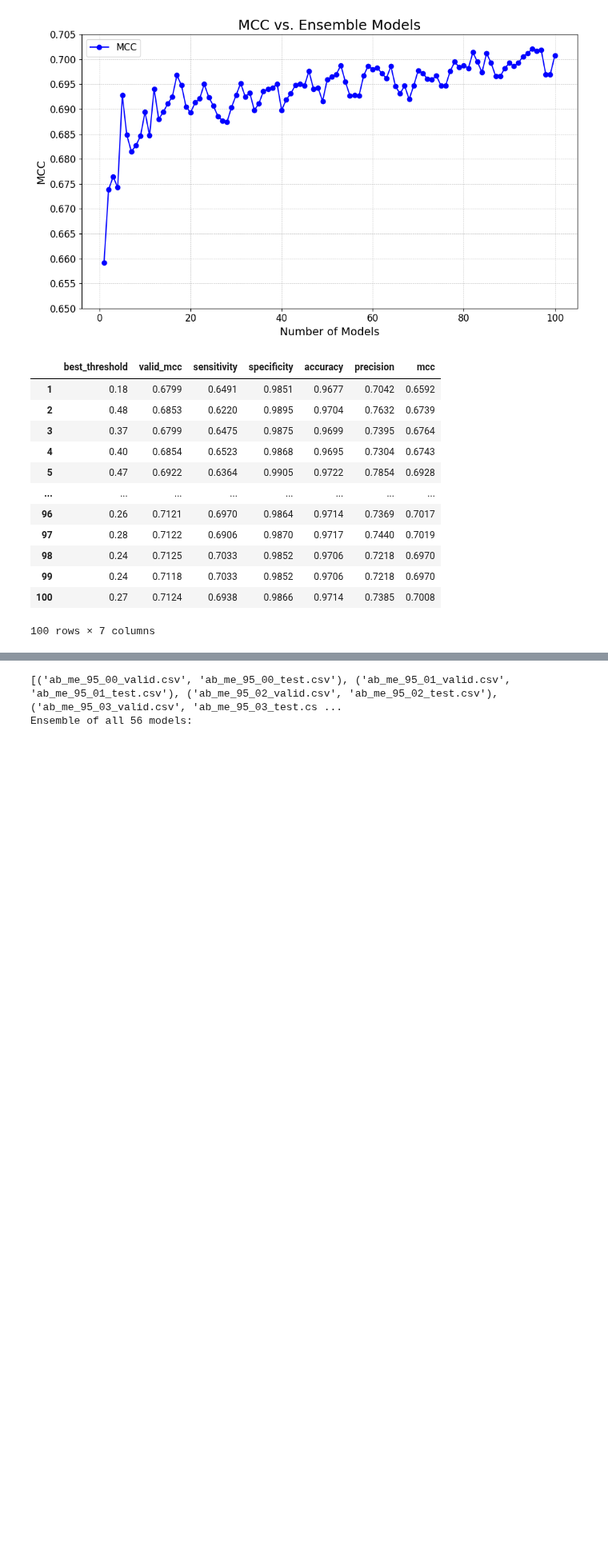
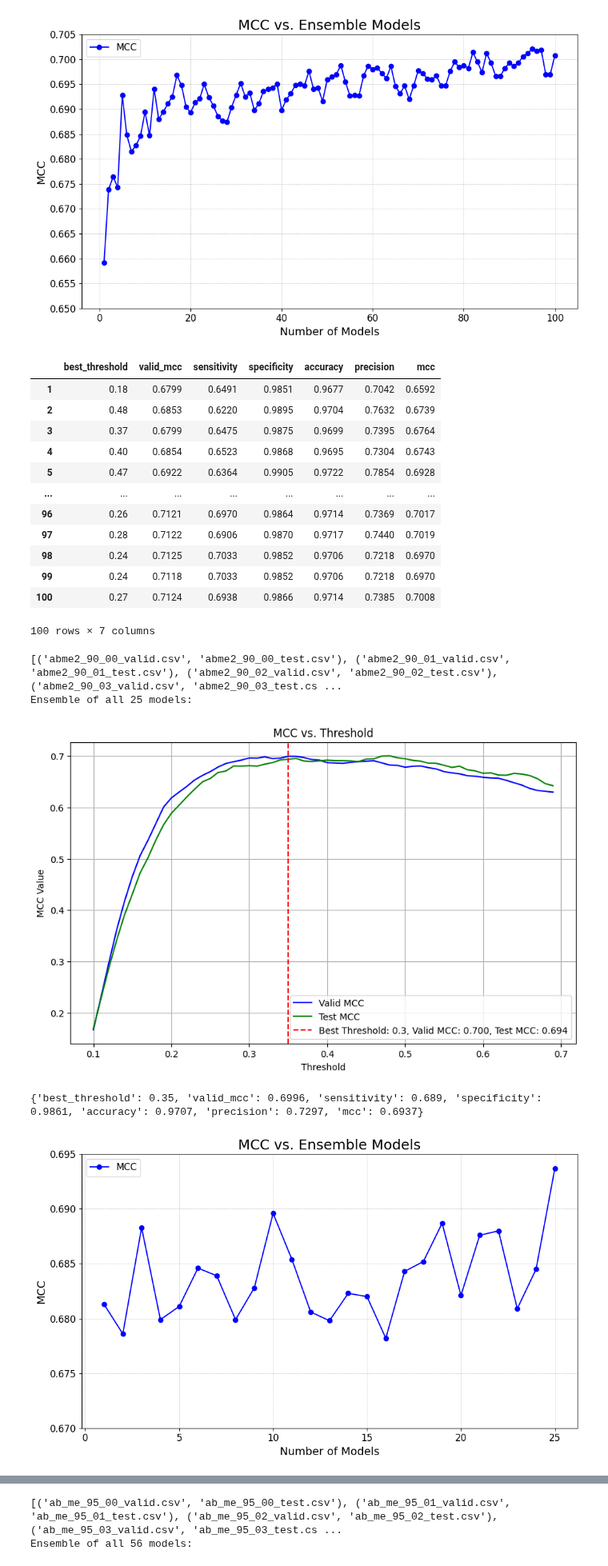
Before and after one commit to dlwocks31/atpbind, a Jupyter notebook: adaboost_analysis.ipynb, the cells around one changed output, grey strips where cells are left out. Shown at 80% size. Drawn from its saved outputs; the diff is of its cells as text; code cells hidden in the pictures; blank space fills up the shorter version.

```diff
--- a/adaboost_analysis.ipynb
+++ b/adaboost_analysis.ipynb
@@ -338,3 +334,12 @@ Ensemble of all 100 models:
 | 99 | 0.24 | 0.7118 | 0.7033 | 0.9852 | 0.9706 | 0.7218 | 0.6970 |
 | 100 | 0.27 | 0.7124 | 0.6938 | 0.9866 | 0.9714 | 0.7385 | 0.7008 |
 100 rows × 7 columns
+# %%
+
+summarize_prefix_wrap('abme2_90', apply_sig=True)
+# %% [output]
+[('abme2_90_00_valid.csv', 'abme2_90_00_test.csv'), ('abme2_90_01_valid.csv', 'abme2_90_01_test.csv'), ('abme2_90_02_valid.csv', 'abme2_90_02_test.csv'), ('abme2_90_03_valid.csv', 'abme2_90_03_test.cs ...
+Ensemble of all 25 models:
+[figure, added]
+{'best_threshold': 0.35, 'valid_mcc': 0.6996, 'sensitivity': 0.689, 'specificity': 0.9861, 'accuracy': 0.9707, 'precision': 0.7297, 'mcc': 0.6937}
+[figure, added]
```
Also changed, not shown: parts of 2 cells of this notebook.
